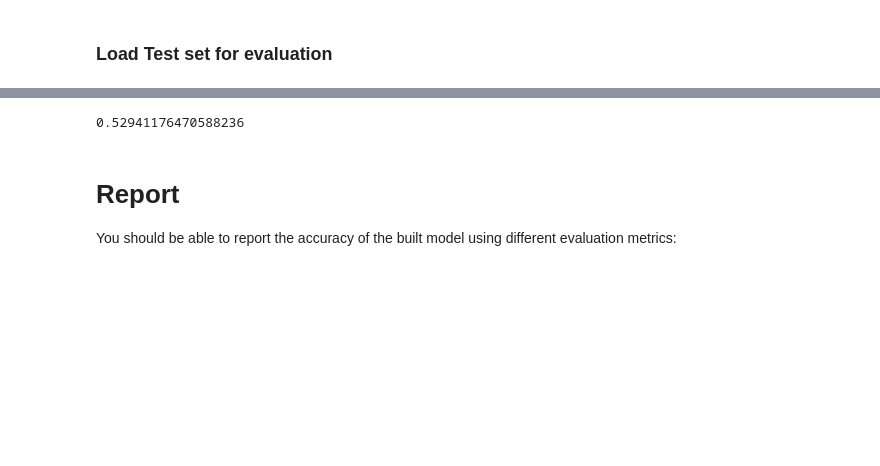
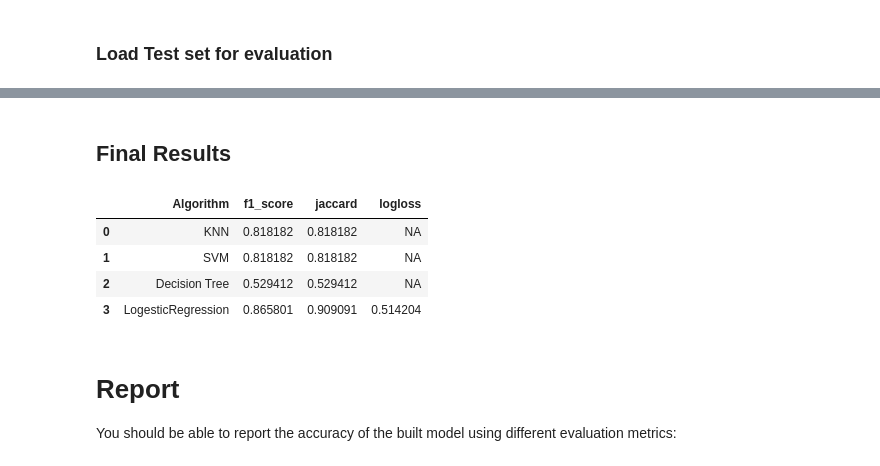
Before and after one commit to engrmahadi/Data_Science-_Capstone, a Jupyter notebook: Coursera_Machine_Learning_assignment.ipynb, the cells around one changed output, grey strips where cells are left out. Saved outputs shown, nothing was run; the diff lists cells and outputs as text; code cells hidden in the pictures; blank space fills up the shorter version.

```diff
--- a/Coursera_Machine_Learning_assignment.ipynb
+++ b/Coursera_Machine_Learning_assignment.ipynb
@@ -655,3 +763,4 @@ LR_metrics
 # %%
-svm_metrics=metrics_cal(y_test2,X_test2,model=clf)
+svm_metrics=metrics_cal(y_test2,X_test2,model=clf,mod_name='SVM')
 svm_metrics
+svm_df=pd.DataFrame(svm_metrics,index=[1])
@@ -657,0 +771,2 @@ svm_metrics
+# %%
+model_name_df=pd.DataFrame({'Algorithm':['KNN','SVM','Decision Tree', 'LogesticRegression']},index=[0,1,2,3])
@@ -672,7 +787,20 @@ f1_score_val_desT
-# %%
-jaccard_val_desT
-# %% [output]
-0.52941176470588236
+# %%
+des_dict={'f1_score':f1_score_val_desT,'jaccard':jaccard_val_desT,'logloss':'NA'}
+decision_df=pd.DataFrame(des_dict,index=[2])
+decision_df.columns=svm_df.columns
+# %%
+result_df=pd.concat([KNN_df,svm_df,decision_df,LR_df],axis=0,join="outer")
+result_df2=pd.concat([model_name_df,result_df],axis=1,join="outer")
+# %% [markdown]
+## Final Results
+# %%
+result_df2
+# %% [output]
+|  | Algorithm | f1_score | jaccard | logloss |
+| 0 | KNN | 0.818182 | 0.818182 | NA |
+| 1 | SVM | 0.818182 | 0.818182 | NA |
+| 2 | Decision Tree | 0.529412 | 0.529412 | NA |
+| 3 | LogesticRegression | 0.865801 | 0.909091 | 0.514204 |
 # %% [markdown]
 # Report
 You should be able to report the accuracy of the built model using different evaluation metrics:
```
Also changed, not shown: parts of 41 cells of this notebook.
